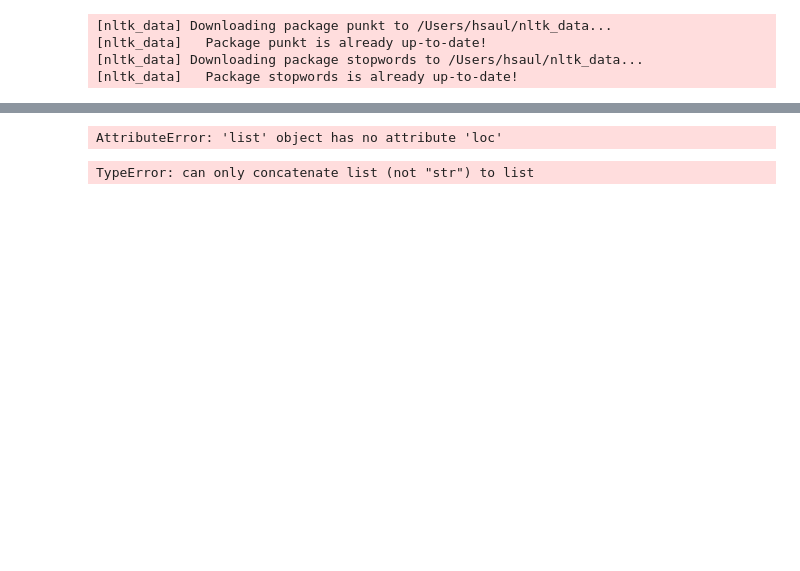
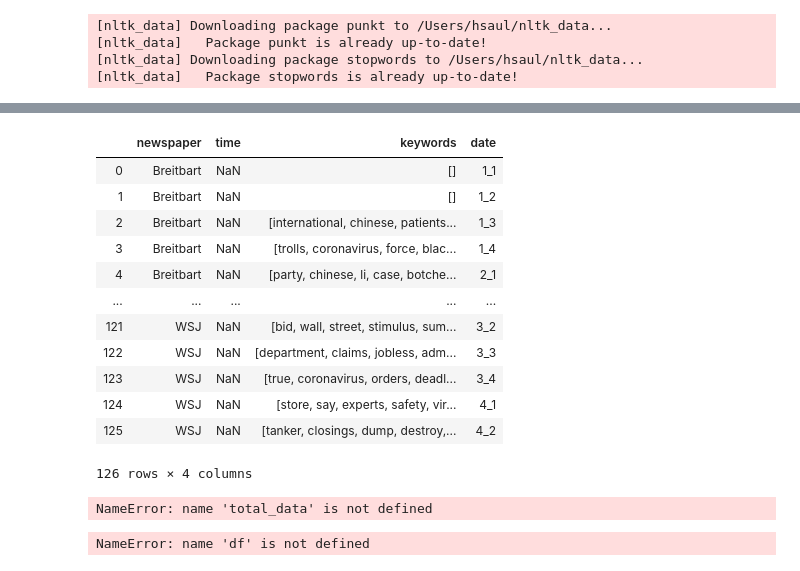
Before and after one commit to deirdrebclark/pro3-News, a Jupyter notebook: COVID-news/Keywords data.ipynb, the cells around one changed output, grey strips where cells are left out. Drawn from its saved outputs; the diff is of its cells as text; code cells hidden in the pictures; blank space fills up the shorter version.

```diff
--- a/COVID-news/Keywords data.ipynb
+++ b/COVID-news/Keywords data.ipynb
@@ -22,23 +23,33 @@ import pymongo
 [nltk_data] Downloading package stopwords to /Users/hsaul/nltk_data...
 [nltk_data]   Package stopwords is already up-to-date!
 # %%
-##Iterate through JSON files in github
+##Iterate through JSON files in github and load into notebook
 
 newspapers = ['Breitbart','Business_Insider','Fox News','Financial Times','MarketWatch','NYTimes','Reuters','The Guardian','WSJ']
 times = ['1_1','1_2','1_3','1_4','2_1','2_2','2_3','2_4','3_1','3_2','3_3','3_4','4_1','4_2']
-df = pd.DataFrame(columns = ["newspaper","date","keywords"])
+df = pd.DataFrame(columns = ["newspaper","time","keywords"])
 
 for paper in newspapers:
     for time in times:
-
+        print(paper,time)
         with open(paper+'/'+time+'.json') as json_file:
             total_data = json.load(json_file)
+
+            ##Make an empty list for every article, derive the keywords and append to list
             l=[]
             for data in total_data['articles']['results']:
                 art = Article(url=data['url'])
-                art.download()
-                art.parse()
-                art.nlp()
-                l.append(art.keywords)
+                try:
+                    art = Article(url=data['url'])
+                    art.download()
+                    art.parse()
+                    art.nlp()
+                    l.append(art.keywords)
 
-            df = df.append({'newspaper': paper, 'date': time, 'keywords': l}, ignore_index=True)
+                except:
+                    continue
+
+            list1=[]
+            list1 = [item for sublist in l for item in sublist]
+            #Append data to dataframe
+            df = df.append({'newspaper': paper, 'time': time, 'keywords': list1}, ignore_index=True)
@@ -45,8 +88,0 @@ for paper in newspapers:
-# %%
-newspapers.loc['Breitbart']
-# %% [output]
-AttributeError: 'list' object has no attribute 'loc'
-# %%
-newspapers+time
-# %% [output]
-TypeError: can only concatenate list (not "str") to list
@@ -52,0 +91,20 @@ TypeError: can only concatenate list (not "str") to list
+# %%
+df
+# %% [output]
+|  | newspaper | time | keywords | date |
+| 0 | Breitbart | NaN | [] | 1_1 |
+| 1 | Breitbart | NaN | [] | 1_2 |
+| 2 | Breitbart | NaN | [international, chinese, patients... | 1_3 |
+| 3 | Breitbart | NaN | [trolls, coronavirus, force, blac... | 1_4 |
+| 4 | Breitbart | NaN | [party, chinese, li, case, botche... | 2_1 |
+| ... | ... | ... | ... | ... |
+| 121 | WSJ | NaN | [bid, wall, street, stimulus, sum... | 3_2 |
+| 122 | WSJ | NaN | [department, claims, jobless, adm... | 3_3 |
+| 123 | WSJ | NaN | [true, coronavirus, orders, deadl... | 3_4 |
+| 124 | WSJ | NaN | [store, say, experts, safety, vir... | 4_1 |
+| 125 | WSJ | NaN | [tanker, closings, dump, destroy,... | 4_2 |
+126 rows × 4 columns
+# %%
+total_data
+# %% [output]
+NameError: name 'total_data' is not defined
@@ -52,0 +117,4 @@ TypeError: can only concatenate list (not "str") to list
+# %%
+collection.insert_one('wordcloud_data', )
+# %% [output]
+NameError: name 'df' is not defined
```
Also changed, not shown: parts of 7 cells of this notebook.
